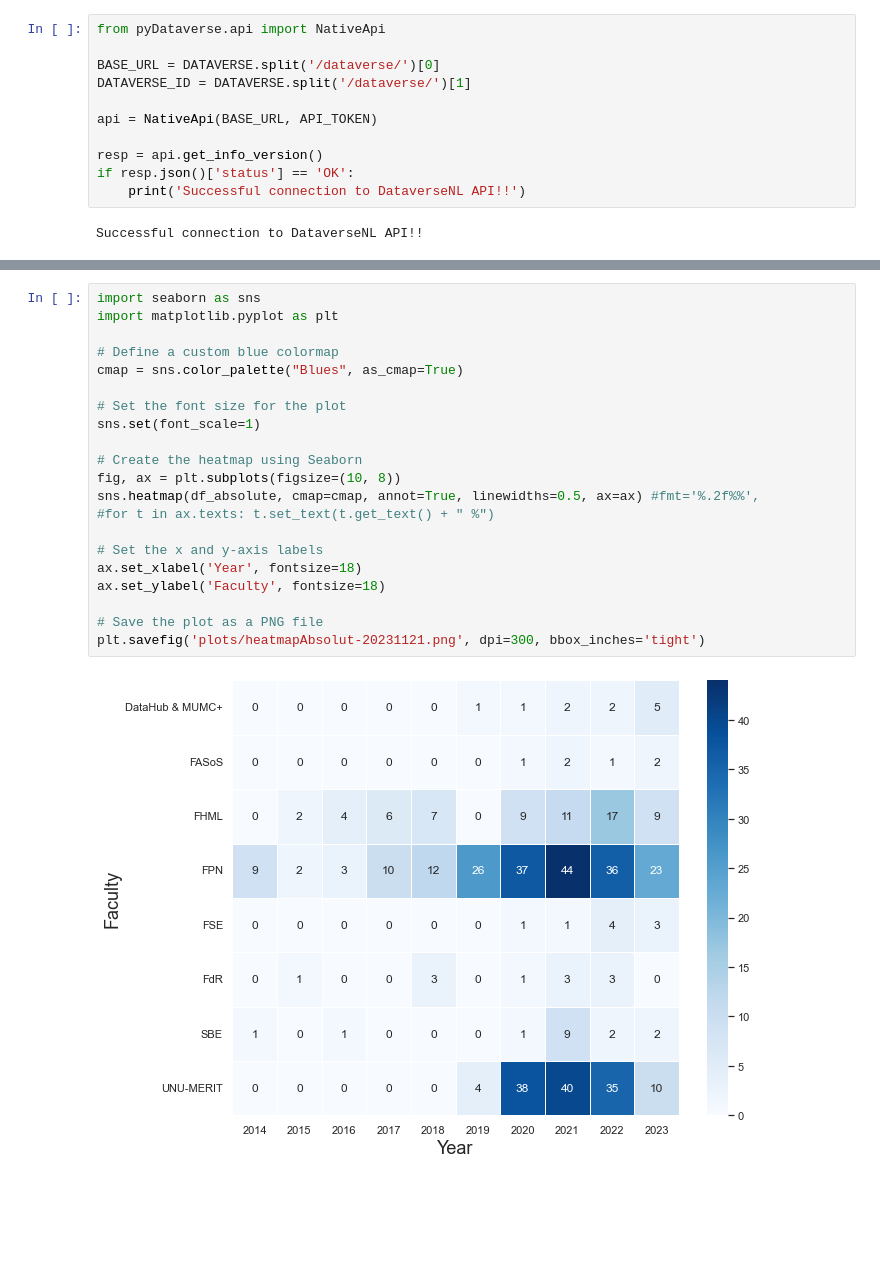
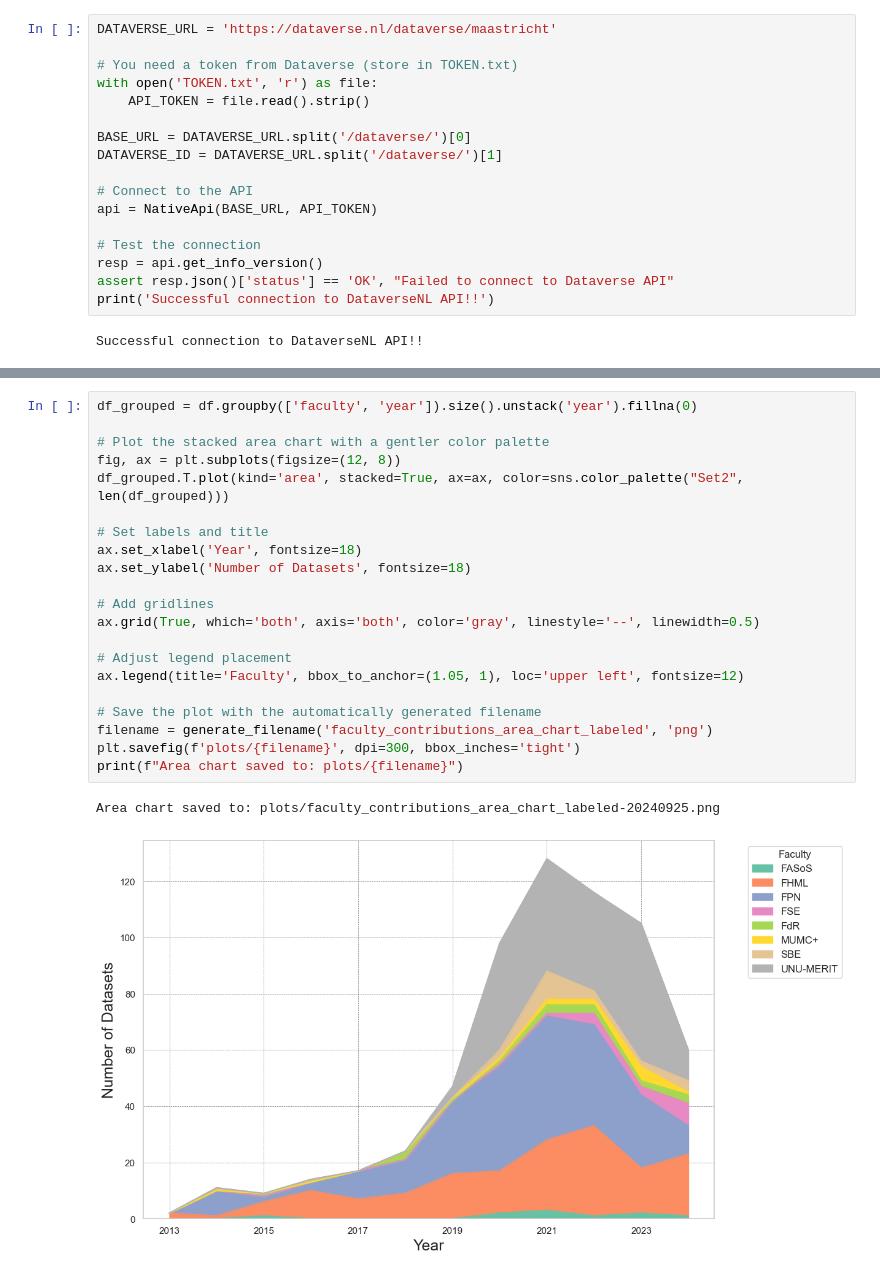
Before and after one commit to MaastrichtU-Library/dataverse-analysis, a Jupyter notebook: DataverseNL Overview.ipynb, the cells around one changed output, grey strips where cells are left out. Drawn from its saved outputs; the diff is of its cells as text; blank space fills up the shorter version.

```diff
--- a/DataverseNL Overview.ipynb
+++ b/DataverseNL Overview.ipynb
@@ -20,13 +33,19 @@ DATAVERSE = 'https://dataverse.nl/dataverse/maastricht'
 # %%
-from pyDataverse.api import NativeApi
+DATAVERSE_URL = 'https://dataverse.nl/dataverse/maastricht'
 
-BASE_URL = DATAVERSE.split('/dataverse/')[0]
-DATAVERSE_ID = DATAVERSE.split('/dataverse/')[1]
+# You need a token from Dataverse (store in TOKEN.txt)
+with open('TOKEN.txt', 'r') as file:
+    API_TOKEN = file.read().strip()
 
+BASE_URL = DATAVERSE_URL.split('/dataverse/')[0]
+DATAVERSE_ID = DATAVERSE_URL.split('/dataverse/')[1]
+
+# Connect to the API
 api = NativeApi(BASE_URL, API_TOKEN)
 
+# Test the connection
 resp = api.get_info_version()
-if resp.json()['status'] == 'OK':
-    print('Successful connection to DataverseNL API!!')
+assert resp.json()['status'] == 'OK', "Failed to connect to Dataverse API"
+print('Successful connection to DataverseNL API!!')
 # %% [output]
 Successful connection to DataverseNL API!!
@@ -221,23 +265,24 @@ plt.savefig('plots/heatmapRelative-20231121.png', dpi=300, bbox_inches='tight')
-# %%
-import seaborn as sns
-import matplotlib.pyplot as plt
-
-# Define a custom blue colormap
-cmap = sns.color_palette("Blues", as_cmap=True)
-
-# Set the font size for the plot
-sns.set(font_scale=1)
-
-# Create the heatmap using Seaborn
-fig, ax = plt.subplots(figsize=(10, 8))
-sns.heatmap(df_absolute, cmap=cmap, annot=True, linewidths=0.5, ax=ax) #fmt='%.2f%%',
-#for t in ax.texts: t.set_text(t.get_text() + " %")
-
-# Set the x and y-axis labels
-ax.set_xlabel('Year', fontsize=18)
-ax.set_ylabel('Faculty', fontsize=18)
-
-# Save the plot as a PNG file
-plt.savefig('plots/heatmapAbsolut-20231121.png', dpi=300, bbox_inches='tight')
-# %% [output]
-[figure, removed]
+# %%
+df_grouped = df.groupby(['faculty', 'year']).size().unstack('year').fillna(0)
+
+# Plot the stacked area chart with a gentler color palette
+fig, ax = plt.subplots(figsize=(12, 8))
+df_grouped.T.plot(kind='area', stacked=True, ax=ax, color=sns.color_palette("Set2", len(df_grouped)))
+
+# Set labels and title
+ax.set_xlabel('Year', fontsize=18)
+ax.set_ylabel('Number of Datasets', fontsize=18)
+
+# Add gridlines
+ax.grid(True, which='both', axis='both', color='gray', linestyle='--', linewidth=0.5)
+
+# Adjust legend placement
+ax.legend(title='Faculty', bbox_to_anchor=(1.05, 1), loc='upper left', fontsize=12)
+
+# Save the plot with the automatically generated filename
+filename = generate_filename('faculty_contributions_area_chart_labeled', 'png')
+plt.savefig(f'plots/{filename}', dpi=300, bbox_inches='tight')
+print(f"Area chart saved to: plots/{filename}")
+# %% [output]
+Area chart saved to: plots/faculty_contributions_area_chart_labeled-20240925.png
+[figure, added]
```
Also changed, not shown: parts of 27 cells of this notebook, 6 other files.
